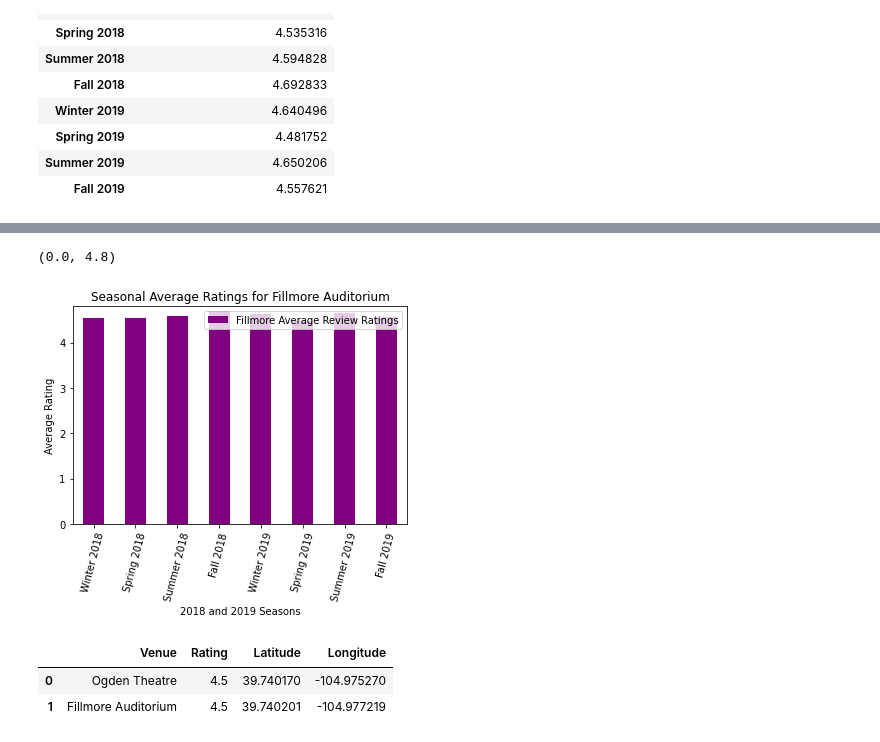
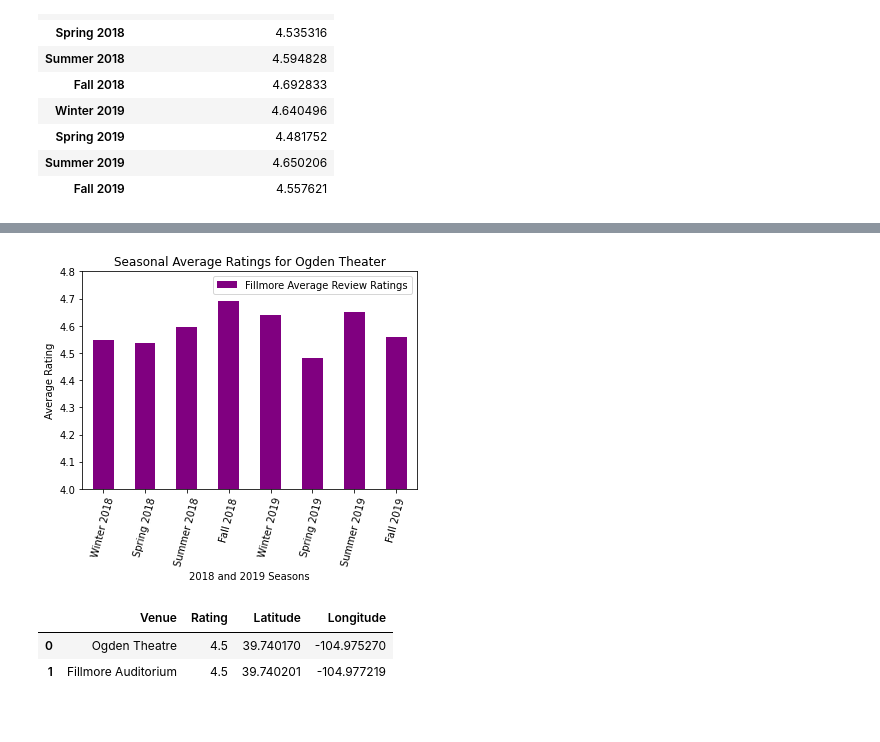
Before and after one commit to mattyk33/A-team, a Jupyter notebook: Untitled.ipynb, the cells around one changed output, grey strips where cells are left out. Drawn from its saved outputs; the diff is of its cells as text; code cells hidden in the pictures.

```diff
--- a/Untitled.ipynb
+++ b/Untitled.ipynb
@@ -261,13 +263,13 @@ Text(0, 0.5, 'Number of Ratings')
 # %%
 ogden_avg = ogden_avg.plot.bar(color = 'purple',
                                            title = "Seasonal Average Ratings for Ogden Theater",
                                            rot=75)
 plt.xlabel("2018 and 2019 Seasons")
 plt.ylabel("Average Rating")
-ogden_avg.set_ylim([0,4.8])
+ogden_avg.set_ylim([4,4.8])
+plt.savefig('Ogden Review Ratings')
 # %% [output]
-(0.0, 4.8)
-[figure, old version]
+[figure, new version]
 # %%
 venue = []
 rating = []
```
Also changed, not shown: parts of 4 cells of this notebook, 4 other files.
